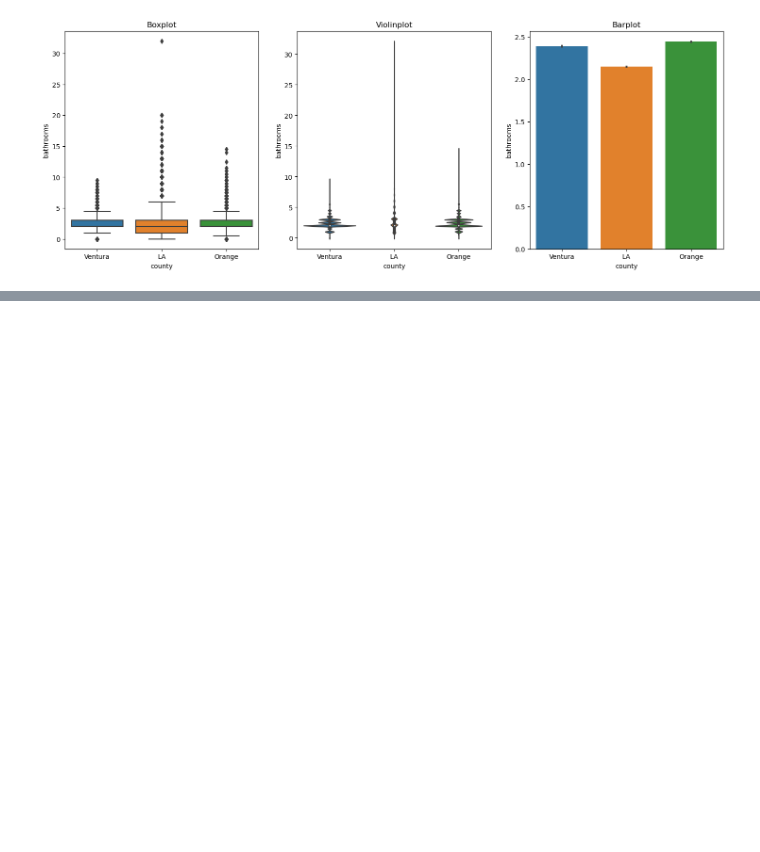
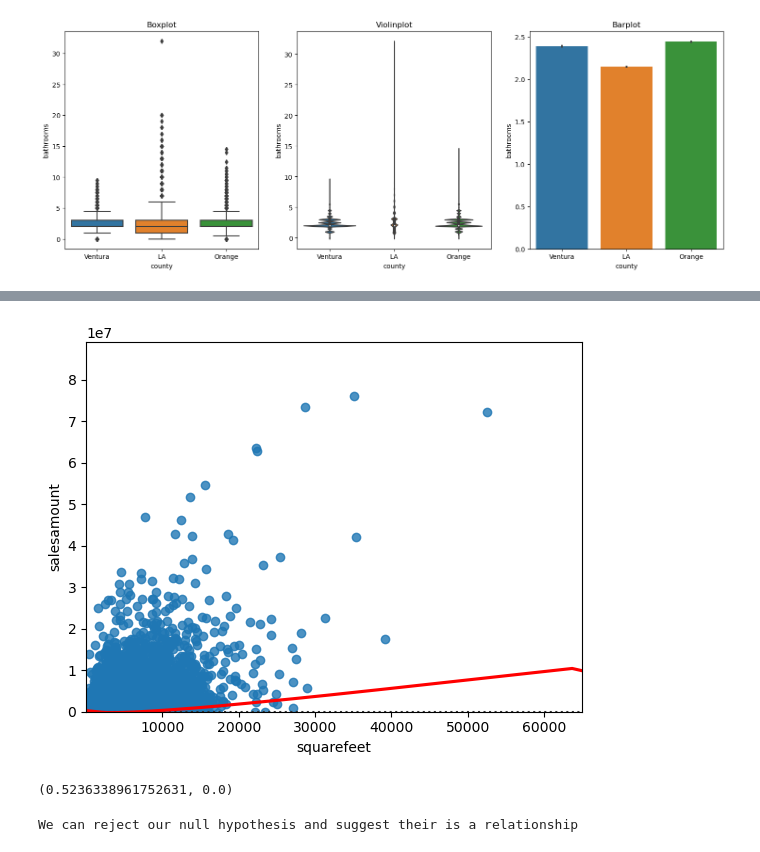
Before and after one commit to Jacob-Ball22/regression-exercises, a Jupyter notebook: exploration.ipynb, the cells around one changed output, grey strips where cells are left out. Saved outputs shown, nothing was run; the diff lists cells and outputs as text; code cells hidden in the pictures; blank space fills up the shorter version.

```diff
--- a/exploration.ipynb
+++ b/exploration.ipynb
@@ -88,0 +125,20 @@ plot_categorical_and_continuous_vars(train, 'county', 'bathrooms')
+# %%
+ax = sns.residplot(data=train, x="squarefeet", y="salesamount", lowess=True, line_kws=dict(color="r"))
+ax.set_xlim(left=None, right=65000)
+ax.set_ylim(bottom=-0.5, top=None)
+plt.show()
+# %% [output]
+[figure, added]
+# %%
+r, p = spearmanr(train.squarefeet, train.salesamount)
+r, p
+# %% [output]
+(0.5236338961752631, 0.0)
+# %%
+alpha = 0.05
+if p < alpha:
+    print('We can reject our null hypothesis and suggest their is a relationship')
+else:
+    print('We fail to reject our null hypothesis')
+# %% [output]
+We can reject our null hypothesis and suggest their is a relationship
```
Also changed, not shown: parts of 11 cells of this notebook.
